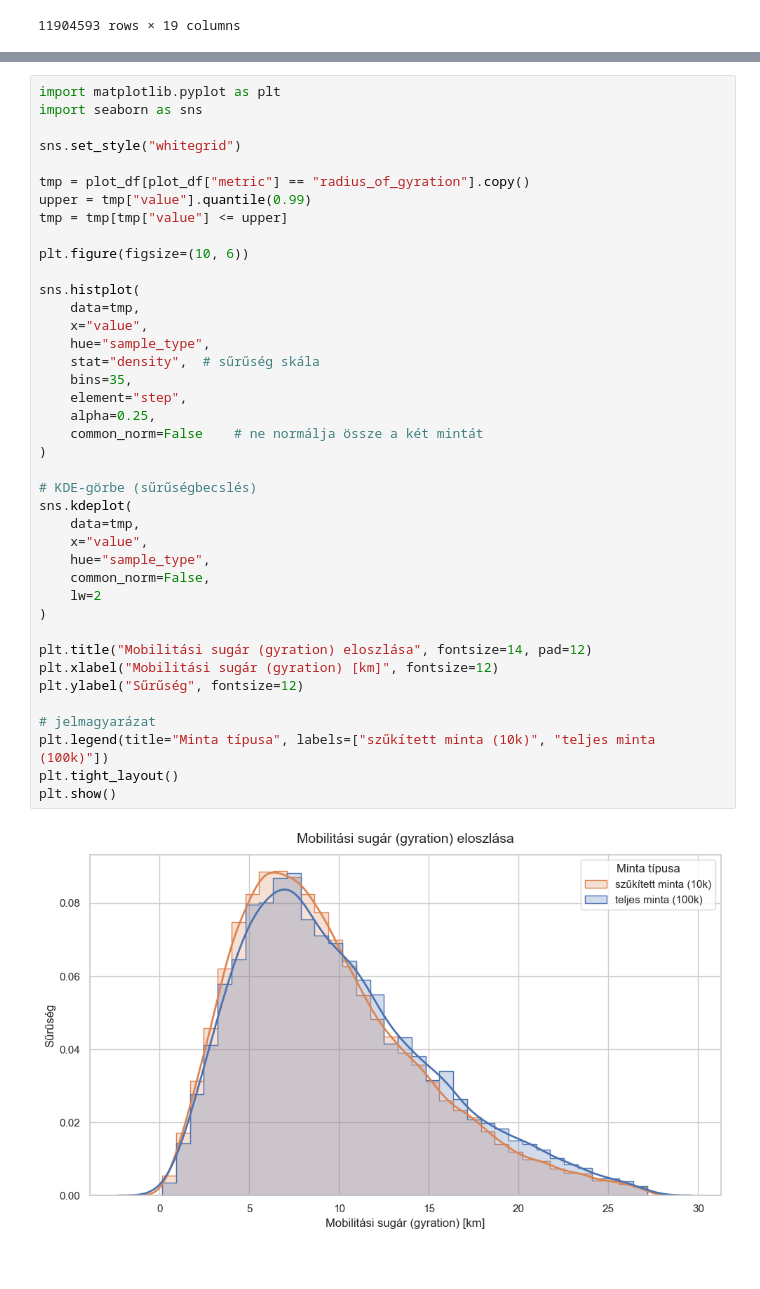
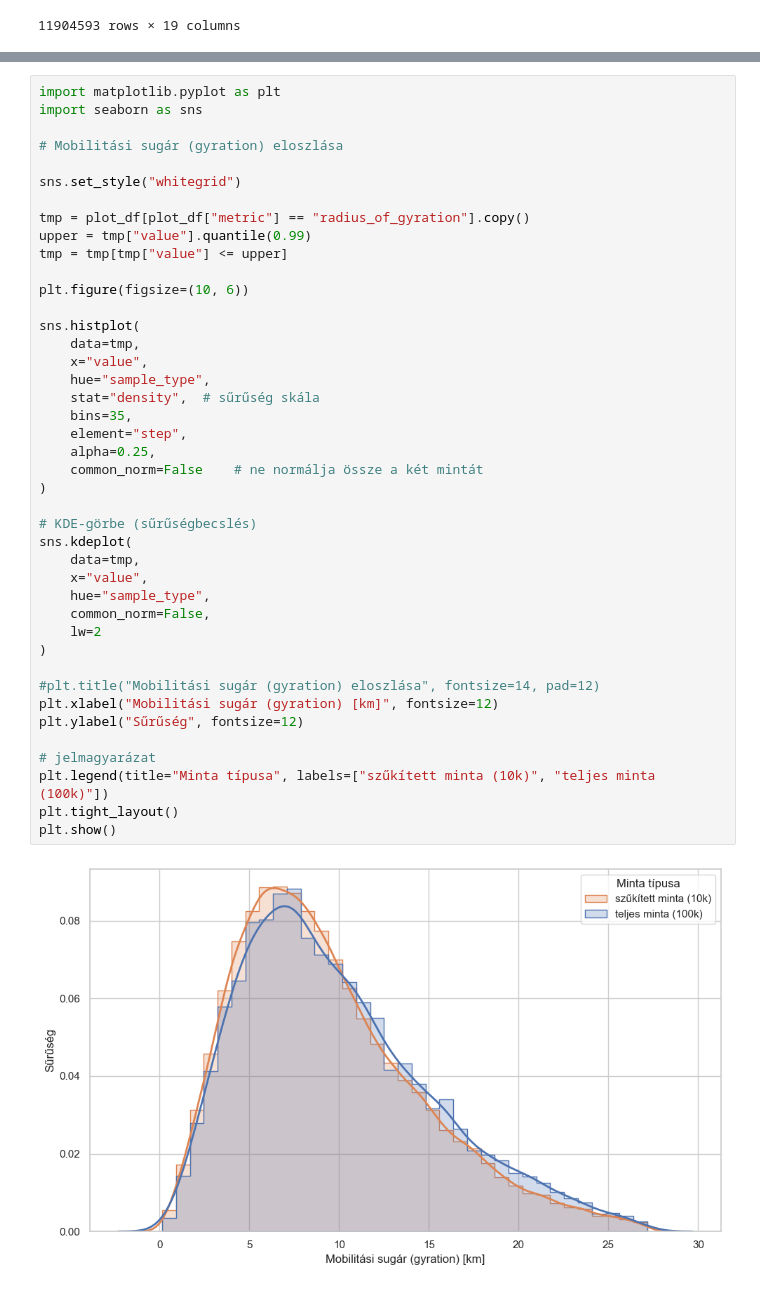
Before and after one commit to BJanka2000/Szakdolgozat-2025, a Jupyter notebook: adatelemzes.ipynb, the cells around one changed output, grey strips where cells are left out. Cells and saved outputs as stored; diff of their text form.

```diff
--- a/adatelemzes.ipynb
+++ b/adatelemzes.ipynb
@@ -425,6 +372,8 @@ plt.show()
 # %%
 import matplotlib.pyplot as plt
 import seaborn as sns
+
+# Mobilitási sugár (gyration) eloszlása
 
 sns.set_style("whitegrid")
 
@@ -435,35 +384,35 @@ tmp = tmp[tmp["value"] <= upper]
 plt.figure(figsize=(10, 6))
 
 sns.histplot(
     data=tmp,
     x="value",
     hue="sample_type",
     stat="density",  # sűrűség skála
     bins=35,
     element="step",
     alpha=0.25,
     common_norm=False    # ne normálja össze a két mintát
 )
 
 # KDE-görbe (sűrűségbecslés)
 sns.kdeplot(
     data=tmp,
     x="value",
     hue="sample_type",
     common_norm=False,
     lw=2
 )
 
-plt.title("Mobilitási sugár (gyration) eloszlása", fontsize=14, pad=12)
+#plt.title("Mobilitási sugár (gyration) eloszlása", fontsize=14, pad=12)
 plt.xlabel("Mobilitási sugár (gyration) [km]", fontsize=12)
 plt.ylabel("Sűrűség", fontsize=12)
 
 # jelmagyarázat
 plt.legend(title="Minta típusa", labels=["szűkített minta (10k)", "teljes minta (100k)"])
 plt.tight_layout()
 plt.show()
 # %% [output]
-[figure, old version]
+[figure, new version]
 # %%
 # Aktív napok számának eloszlása
 tmp = plot_df[plot_df["metric"] == "active_days"].copy()
```
Also changed, not shown: parts of 18 cells of this notebook.
